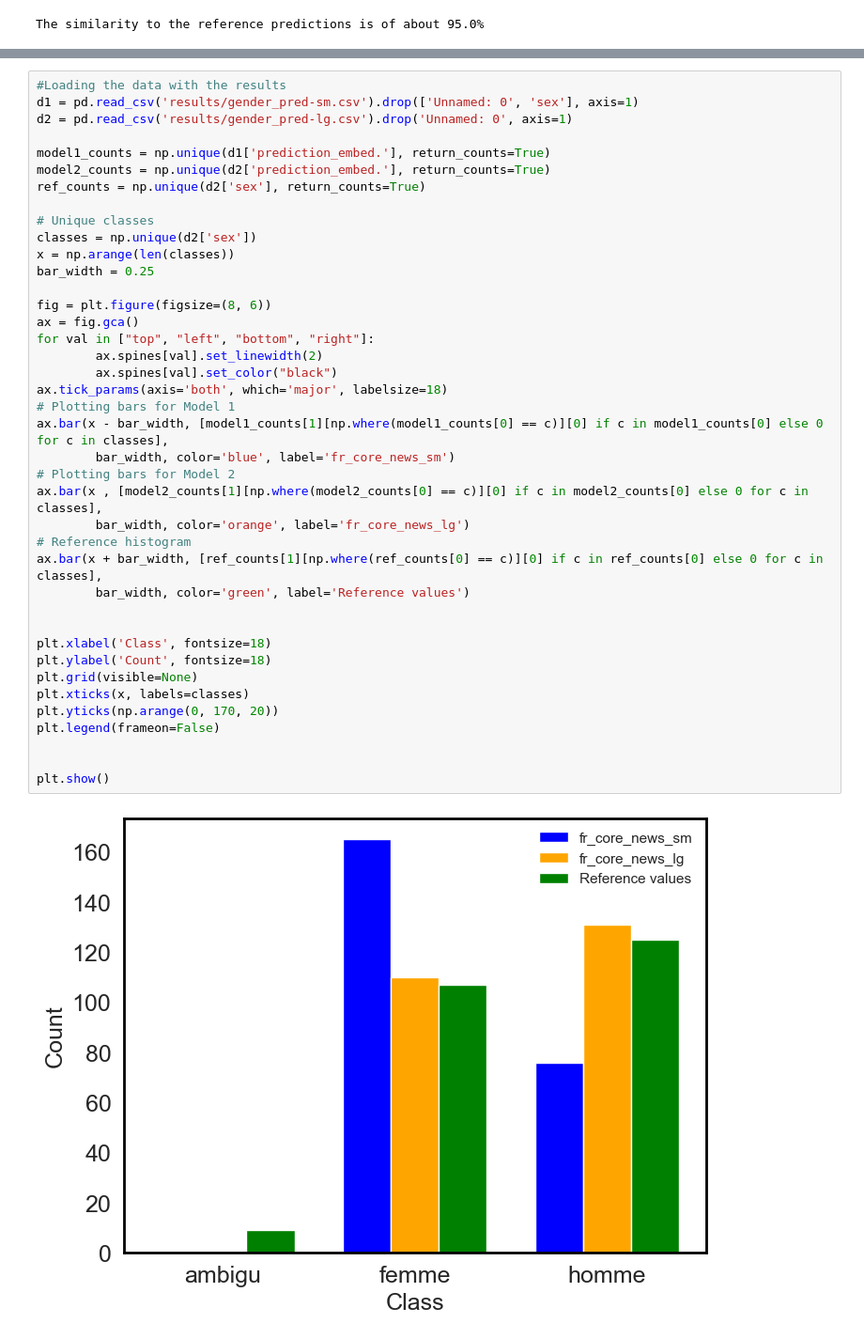
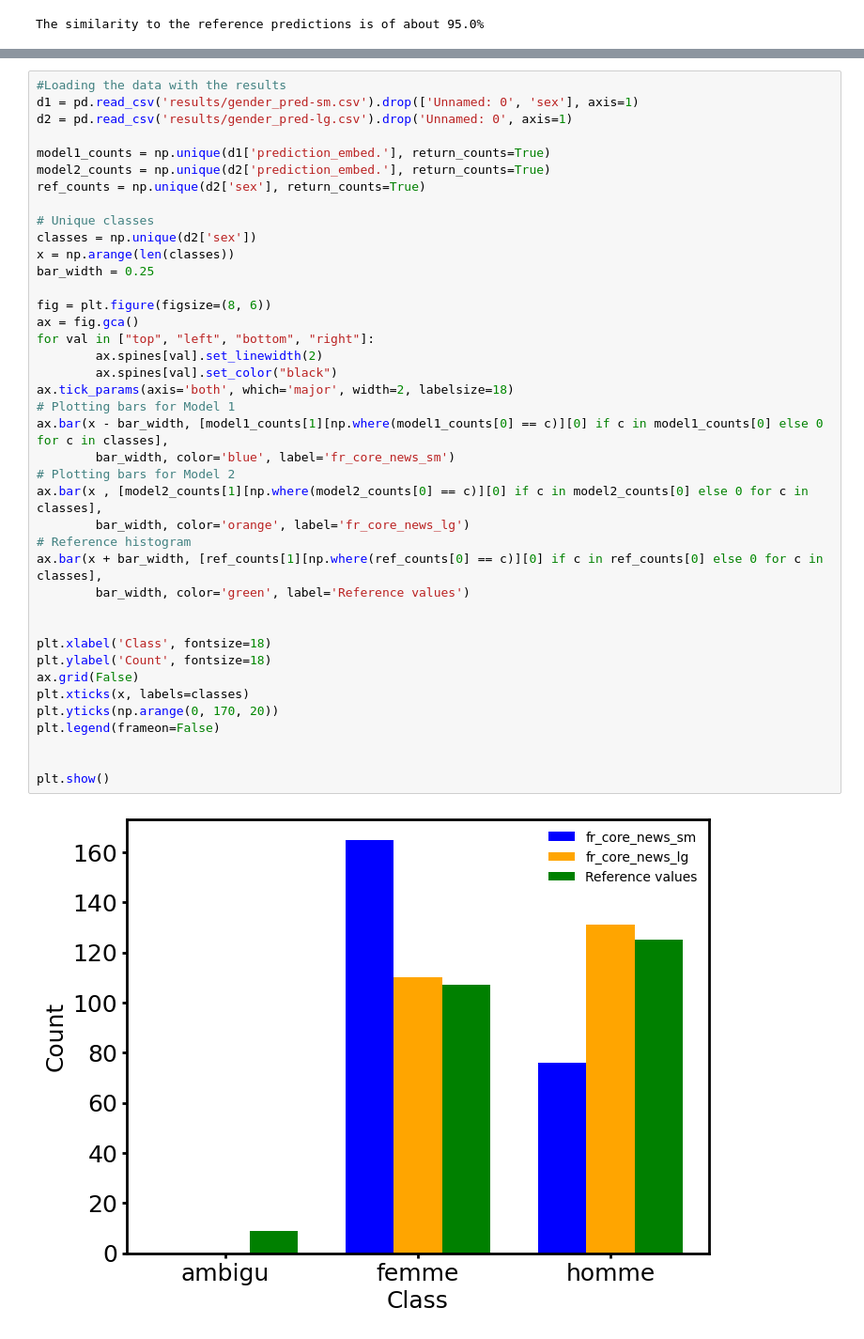
Before and after one commit to danalejosolerma/NLP-gender-project, a Jupyter notebook: analysis.ipynb, the cells around one changed output, grey strips where cells are left out. Shown at 94% size. Cells and saved outputs as stored; diff of their text form.

Commit message:
Figure improved

```diff
--- a/analysis.ipynb
+++ b/analysis.ipynb
@@ -285,33 +288,33 @@ ref_counts = np.unique(d2['sex'], return_counts=True)
 # Unique classes
 classes = np.unique(d2['sex'])
 x = np.arange(len(classes))
 bar_width = 0.25
 
 fig = plt.figure(figsize=(8, 6))
 ax = fig.gca()
 for val in ["top", "left", "bottom", "right"]:
         ax.spines[val].set_linewidth(2)
         ax.spines[val].set_color("black")
-ax.tick_params(axis='both', which='major', labelsize=18)
+ax.tick_params(axis='both', which='major', width=2, labelsize=18)
 # Plotting bars for Model 1
 ax.bar(x - bar_width, [model1_counts[1][np.where(model1_counts[0] == c)][0] if c in model1_counts[0] else 0 for c in classes],
         bar_width, color='blue', label='fr_core_news_sm')
 # Plotting bars for Model 2
 ax.bar(x , [model2_counts[1][np.where(model2_counts[0] == c)][0] if c in model2_counts[0] else 0 for c in classes],
         bar_width, color='orange', label='fr_core_news_lg')
 # Reference histogram
 ax.bar(x + bar_width, [ref_counts[1][np.where(ref_counts[0] == c)][0] if c in ref_counts[0] else 0 for c in classes],
         bar_width, color='green', label='Reference values')
 
 
 plt.xlabel('Class', fontsize=18)
 plt.ylabel('Count', fontsize=18)
-plt.grid(visible=None)
+ax.grid(False)
 plt.xticks(x, labels=classes)
 plt.yticks(np.arange(0, 170, 20))
 plt.legend(frameon=False)
 
 
 plt.show()
 # %% [output]
-[figure, old version]
+[figure, new version]
```
Also changed, not shown: parts of 2 cells of this notebook, 2 other files.
